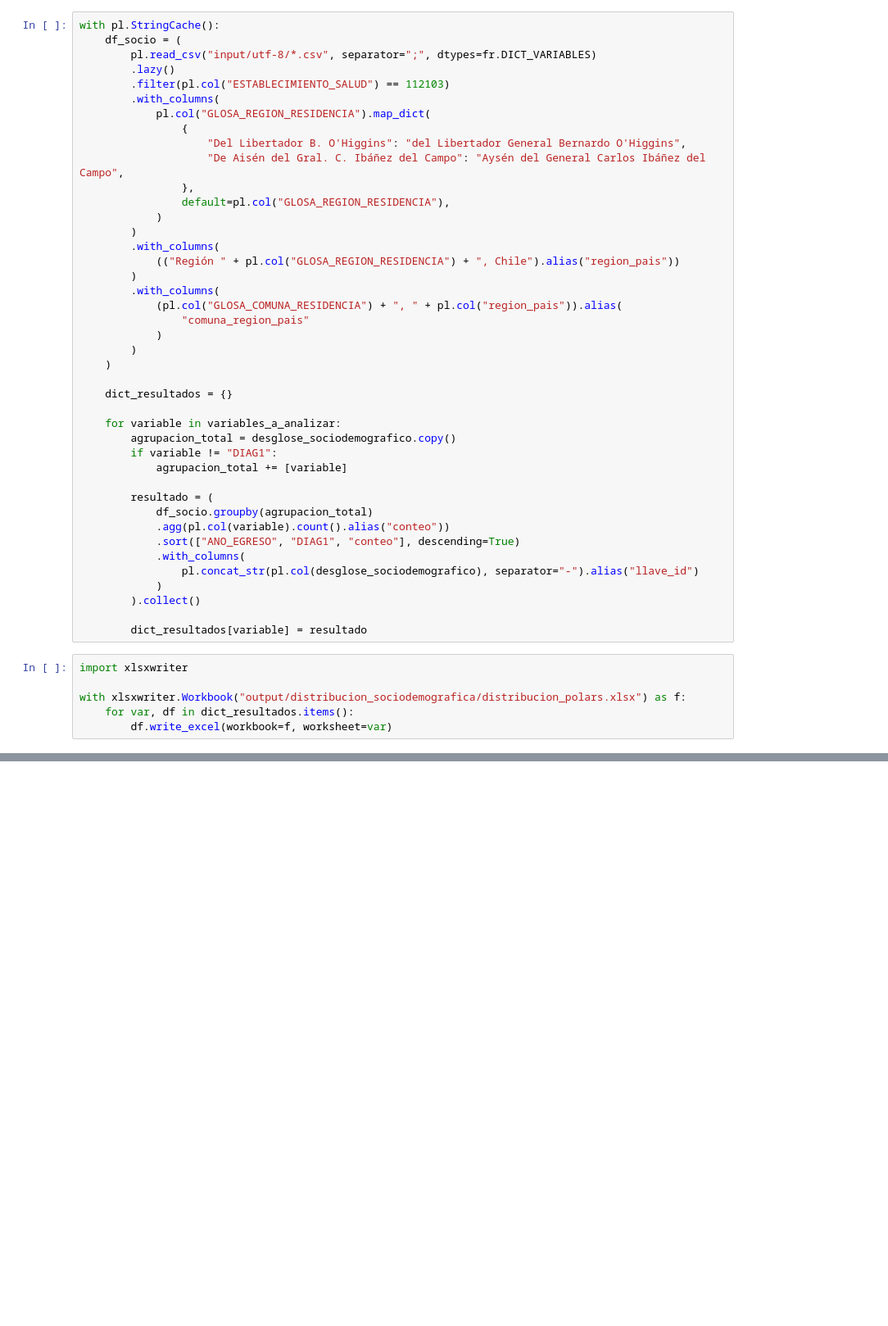
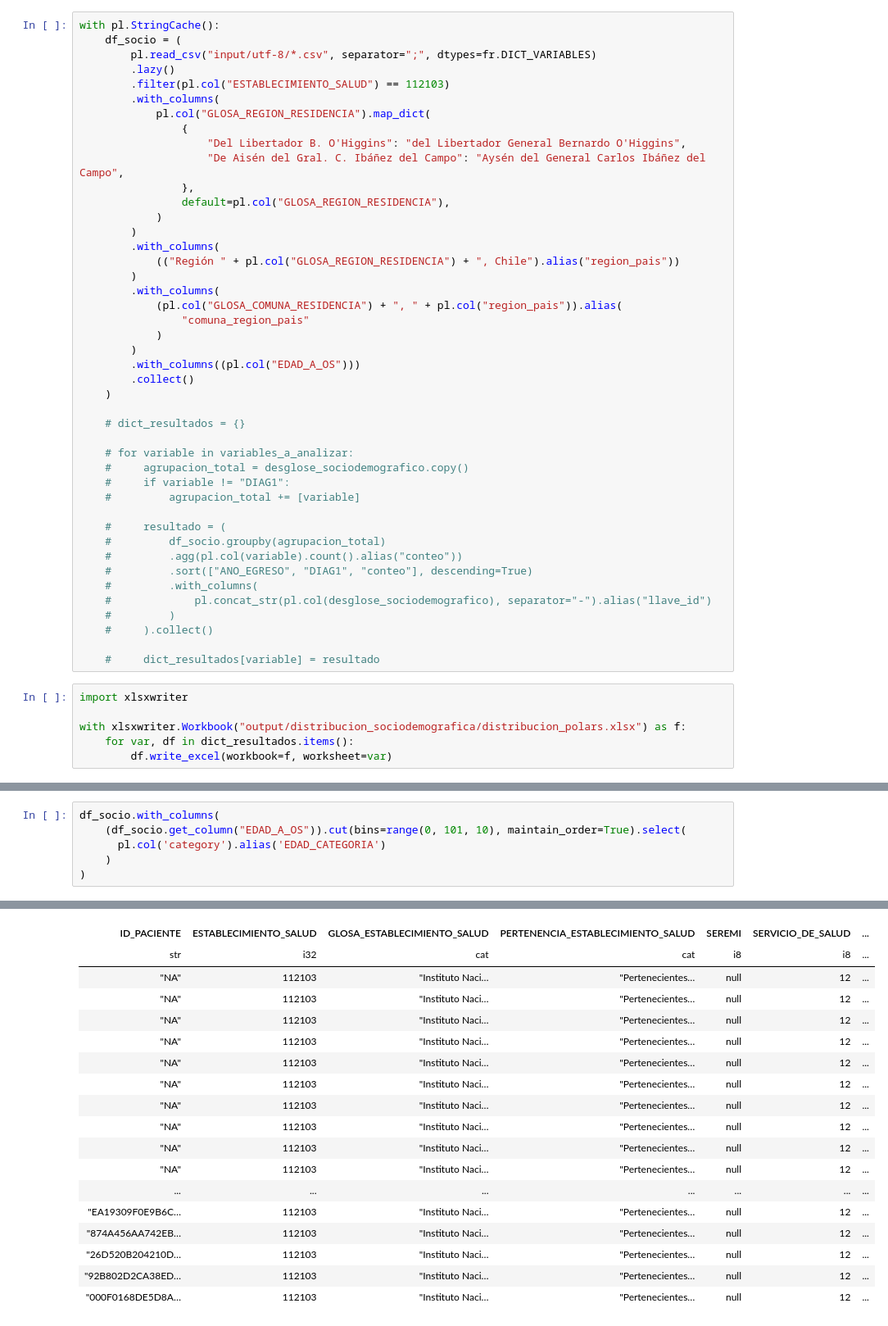
Before and after one commit to JavierRojas14/egresos-hospitalarios, a Jupyter notebook: polars.ipynb, the cells around one changed output, grey strips where cells are left out. Shown at 82% size. Saved outputs shown, nothing was run; the diff lists cells and outputs as text; blank space fills up the shorter version.

Commit message:
Obtiene categorizacion de edad

```diff
--- a/polars.ipynb
+++ b/polars.ipynb
@@ -122,25 +122,27 @@ with pl.StringCache():
                 "comuna_region_pais"
             )
         )
+        .with_columns((pl.col("EDAD_A_OS")))
+        .collect()
     )
 
-    dict_resultados = {}
+    # dict_resultados = {}
 
-    for variable in variables_a_analizar:
-        agrupacion_total = desglose_sociodemografico.copy()
-        if variable != "DIAG1":
-            agrupacion_total += [variable]
+    # for variable in variables_a_analizar:
+    #     agrupacion_total = desglose_sociodemografico.copy()
+    #     if variable != "DIAG1":
+    #         agrupacion_total += [variable]
 
-        resultado = (
-            df_socio.groupby(agrupacion_total)
-            .agg(pl.col(variable).count().alias("conteo"))
-            .sort(["ANO_EGRESO", "DIAG1", "conteo"], descending=True)
-            .with_columns(
-                pl.concat_str(pl.col(desglose_sociodemografico), separator="-").alias("llave_id")
-            )
-        ).collect()
+    #     resultado = (
+    #         df_socio.groupby(agrupacion_total)
+    #         .agg(pl.col(variable).count().alias("conteo"))
+    #         .sort(["ANO_EGRESO", "DIAG1", "conteo"], descending=True)
+    #         .with_columns(
+    #             pl.concat_str(pl.col(desglose_sociodemografico), separator="-").alias("llave_id")
+    #         )
+    #     ).collect()
 
-        dict_resultados[variable] = resultado
+    #     dict_resultados[variable] = resultado
 # %%
 import xlsxwriter
 
@@ -149,0 +159,7 @@ with xlsxwriter.Workbook("output/distribucion_sociodemografica/distribucion_pola
+# %%
+df_socio.with_columns(
+    (df_socio.get_column("EDAD_A_OS")).cut(bins=range(0, 101, 10), maintain_order=True).select(
+      pl.col('category').alias('EDAD_CATEGORIA')
+    )
+)
+# %% [output]
@@ -149,0 +167,18 @@ with xlsxwriter.Workbook("output/distribucion_sociodemografica/distribucion_pola
+| ID_PACIENTE | ESTABLECIMIENTO_SALUD | GLOSA_ESTABLECIMIENTO_SALUD | PERTENENCIA_ESTABLECIMIENTO_SALUD | SEREMI | SERVICIO_DE_SALUD | ... |
+| str | i32 | cat | cat | i8 | i8 | ... |
+| "NA" | 112103 | "Instituto Naci… | "Pertenecientes… | null | 12 | ... |
+| "NA" | 112103 | "Instituto Naci… | "Pertenecientes… | null | 12 | ... |
+| "NA" | 112103 | "Instituto Naci… | "Pertenecientes… | null | 12 | ... |
+| "NA" | 112103 | "Instituto Naci… | "Pertenecientes… | null | 12 | ... |
+| "NA" | 112103 | "Instituto Naci… | "Pertenecientes… | null | 12 | ... |
+| "NA" | 112103 | "Instituto Naci… | "Pertenecientes… | null | 12 | ... |
+| "NA" | 112103 | "Instituto Naci… | "Pertenecientes… | null | 12 | ... |
+| "NA" | 112103 | "Instituto Naci… | "Pertenecientes… | null | 12 | ... |
+| "NA" | 112103 | "Instituto Naci… | "Pertenecientes… | null | 12 | ... |
+| "NA" | 112103 | "Instituto Naci… | "Pertenecientes… | null | 12 | ... |
+| ... | ... | ... | ... | ... | ... | ... |
+| "EA19309F0E9B6C… | 112103 | "Instituto Naci… | "Pertenecientes… | null | 12 | ... |
+| "874A456AA742EB… | 112103 | "Instituto Naci… | "Pertenecientes… | null | 12 | ... |
+| "26D520B204210D… | 112103 | "Instituto Naci… | "Pertenecientes… | null | 12 | ... |
+| "92B802D2CA38ED… | 112103 | "Instituto Naci… | "Pertenecientes… | null | 12 | ... |
+| "000F0168DE5D8A… | 112103 | "Instituto Naci… | "Pertenecientes… | null | 12 | ... |
```
Also changed, not shown: parts of 2 cells of this notebook.
